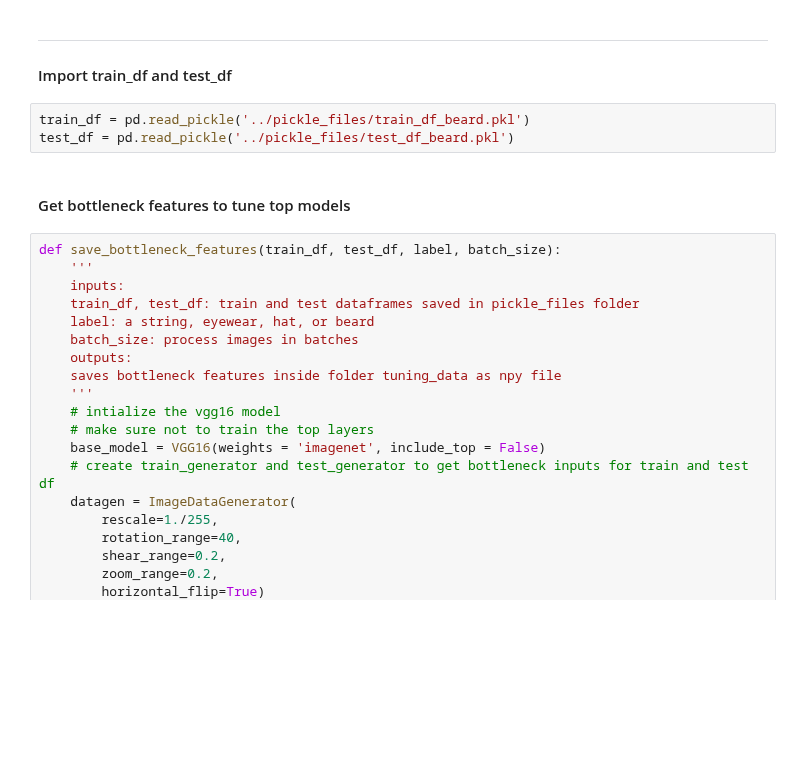
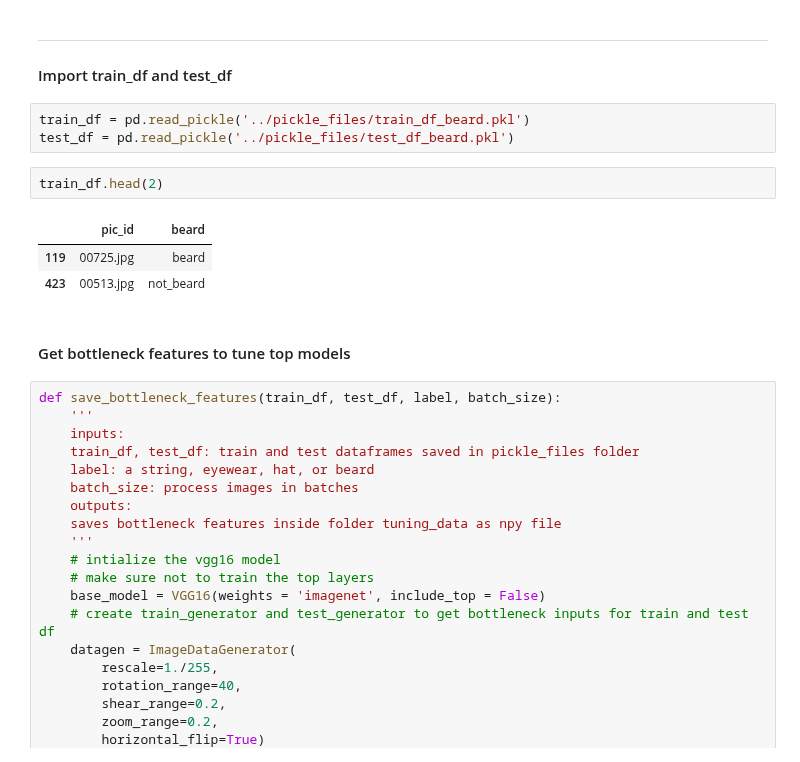
Before and after one commit to mzhou356/img2recommender, a Jupyter notebook: notebooks/vgg16_model_tuning_beard.ipynb, the cells around one changed output. Cells and saved outputs as stored; diff of their text form; blank space fills up the shorter version.

```diff
--- a/notebooks/vgg16_model_tuning_beard.ipynb
+++ b/notebooks/vgg16_model_tuning_beard.ipynb
@@ -58,6 +56,12 @@ Using TensorFlow backend.
 # %%
 train_df = pd.read_pickle('../pickle_files/train_df_beard.pkl')
 test_df = pd.read_pickle('../pickle_files/test_df_beard.pkl')
+# %%
+train_df.head(2)
+# %% [output]
+|  | pic_id | beard |
+| 119 | 00725.jpg | beard |
+| 423 | 00513.jpg | not_beard |
 # %% [markdown]
 #### Get bottleneck features to tune top models
 # %%
```
Also changed, not shown: parts of 10 cells of this notebook, 2 other files.
